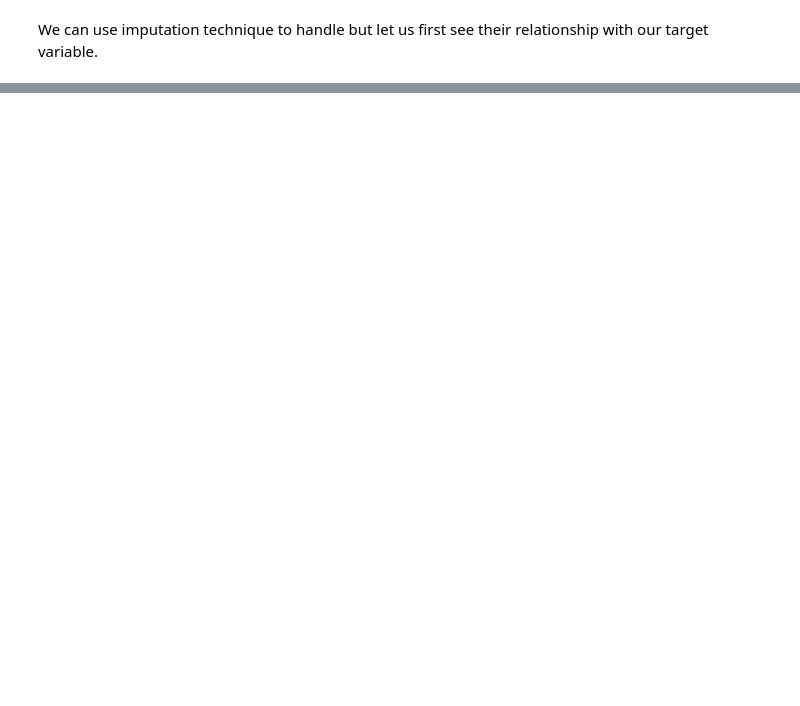
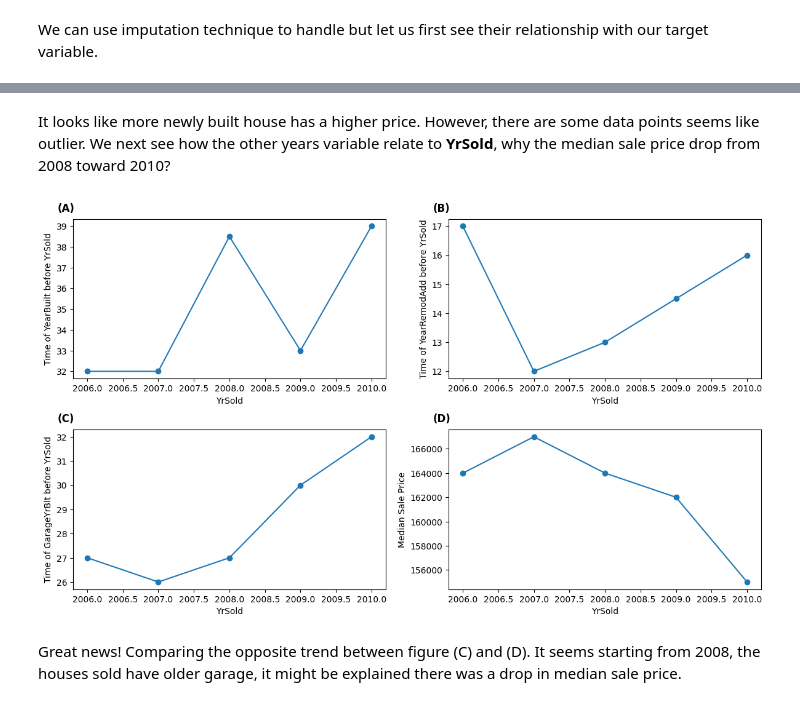
Before and after one commit to ferygood/ML_deploy, a Jupyter notebook: 01-Developing-ML-models/01-feature-engineering.ipynb, the cells around one changed output, grey strips where cells are left out. Drawn from its saved outputs; the diff is of its cells as text; code cells hidden in the pictures; blank space fills up the shorter version.

```diff
--- a/01-Developing-ML-models/01-feature-engineering.ipynb
+++ b/01-Developing-ML-models/01-feature-engineering.ipynb
@@ -144,0 +226,34 @@ From the above figure, we can observed some feature which include missing values
+# %% [markdown]
+It looks like more newly built house has a higher price. However, there are some data points seems like outlier.
+We next see how the other years variable relate to **YrSold**, why the median sale price drop from 2008 toward 2010?
+# %%
+years_vars_noYrSold = [var for var in years_vars if var != "YrSold"]
+
+fig, axs = plt.subplots(nrows=2, ncols=2, figsize=(12, 7))
+for i, var in enumerate(years_vars_noYrSold):
+    row = i // 2
+    col = i % 2
+
+    df_tmp = df.copy()
+    df_tmp[var] = df_tmp["YrSold"] - df_tmp[var]
+    median_var = df_tmp.groupby("YrSold")[var].median()
+    axs[row, col].plot(median_var.index, median_var.values, marker="o")
+    axs[row, col].set_xlabel("YrSold")
+    axs[row, col].set_ylabel(f"Time of {var} before YrSold")
+
+median_price = df.groupby("YrSold")["SalePrice"].median()
+axs[1, 1].plot(median_price.index, median_price.values, marker="o")
+axs[1, 1].set_xlabel("YrSold")
+axs[1, 1].set_ylabel("Median Sale Price")
+
+# label figures
+labels = ["A", "B", "C", "D"]
+for i, ax in enumerate(axs.flatten()):
+    ax.text(-0.05, 1.1, f"({labels[i]})", transform=ax.transAxes, fontsize=12, fontweight='bold', va='top', ha='left')
+
+plt.tight_layout()
+plt.show()
+# %% [output]
+[figure, added]
+# %% [markdown]
+Great news! Comparing the opposite trend between figure (C) and (D). It seems starting from 2008, the houses sold have older garage, it might be explained there was a drop in median sale price.
```
Also changed, not shown: parts of 11 cells of this notebook, 1 other file.
